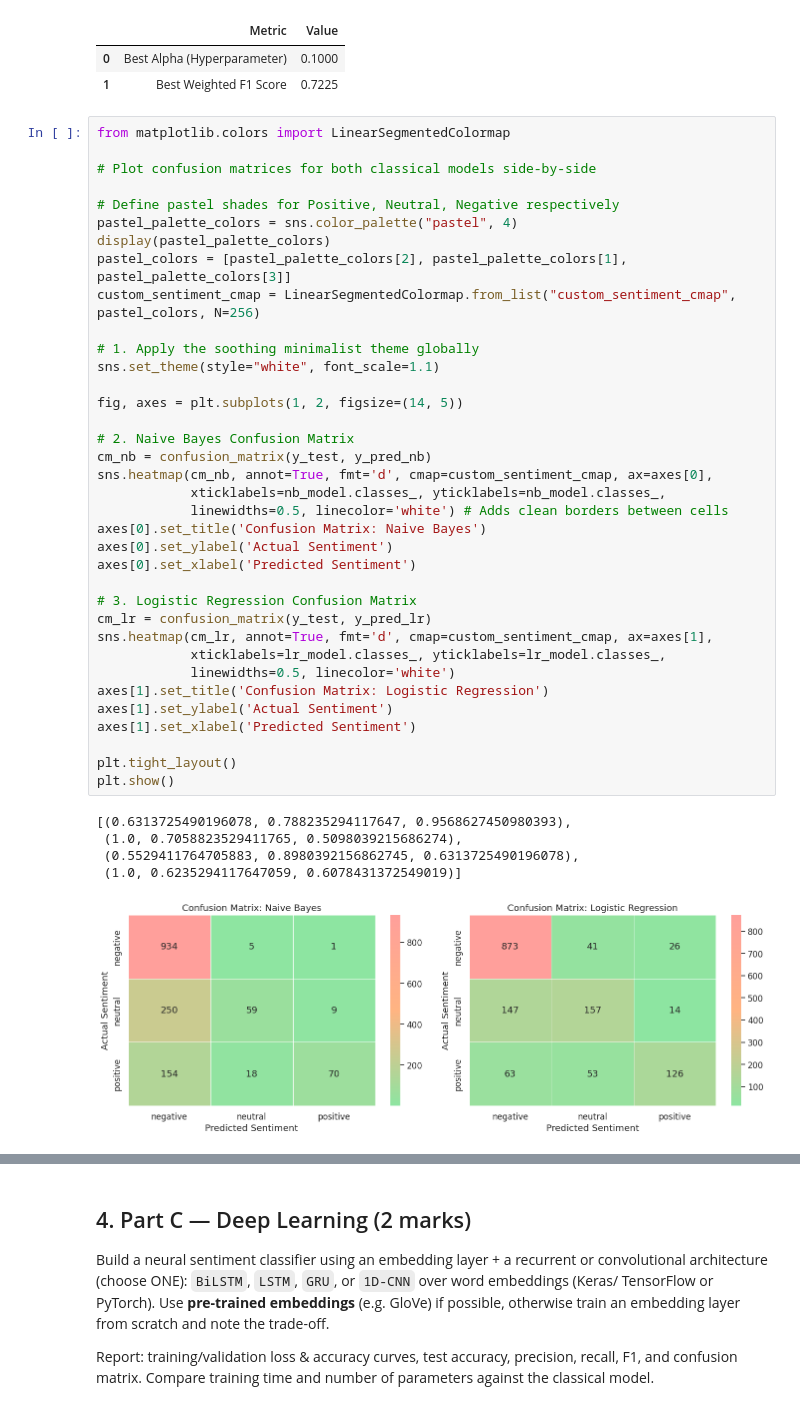
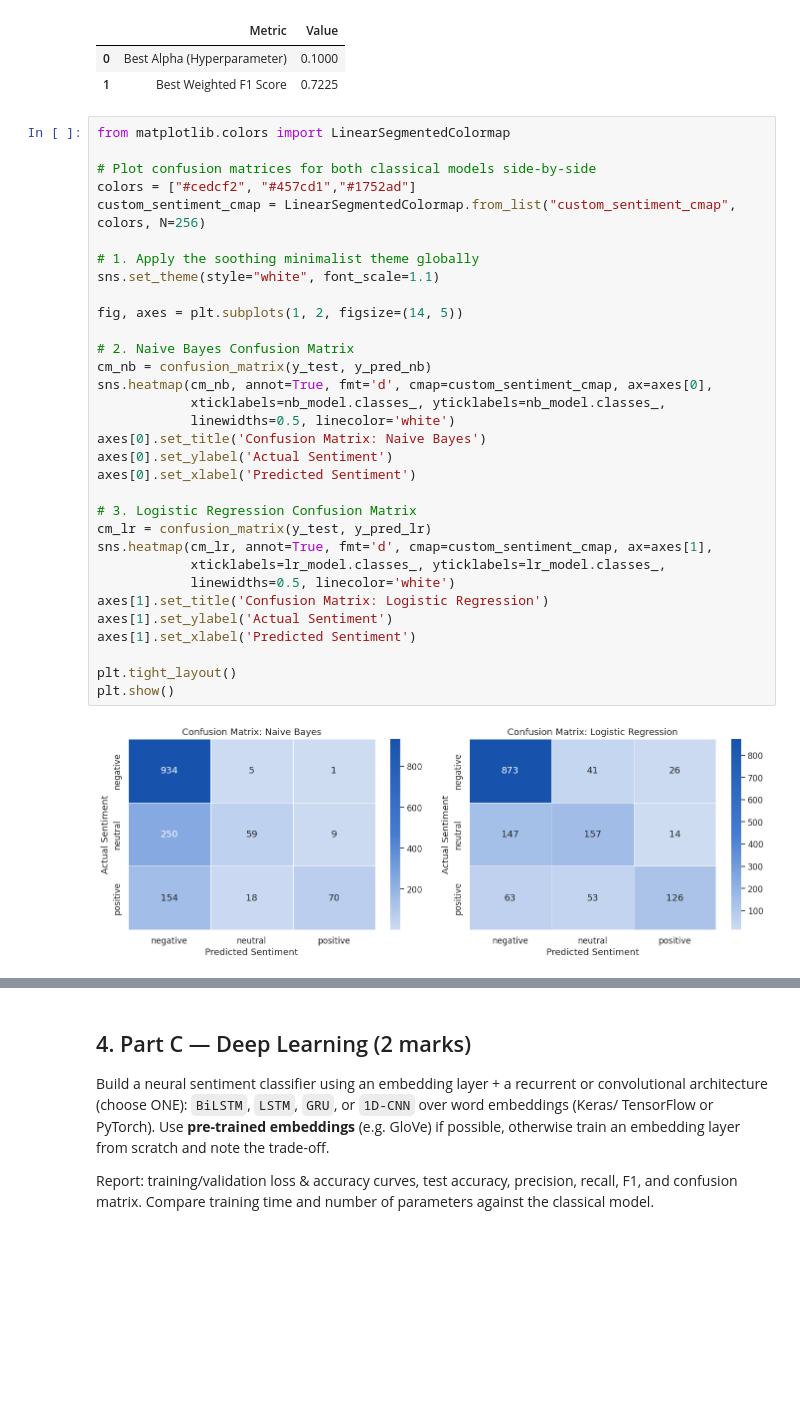
Before and after one commit to AvikRaj/sentiment-analysis-airtravel, a Jupyter notebook: sentiment-analysis.ipynb, the cells around one changed output, grey strips where cells are left out. Drawn from its saved outputs; the diff is of its cells as text; blank space fills up the shorter version.

```diff
--- a/sentiment-analysis.ipynb
+++ b/sentiment-analysis.ipynb
@@ -551,43 +551,35 @@ display(grid_results_df)
 # %%
 from matplotlib.colors import LinearSegmentedColormap
 
 # Plot confusion matrices for both classical models side-by-side
-
-# Define pastel shades for Positive, Neutral, Negative respectively
-pastel_palette_colors = sns.color_palette("pastel", 4)
-display(pastel_palette_colors)
-pastel_colors = [pastel_palette_colors[2], pastel_palette_colors[1], pastel_palette_colors[3]]
-custom_sentiment_cmap = LinearSegmentedColormap.from_list("custom_sentiment_cmap", pastel_colors, N=256)
+colors = ["#cedcf2", "#457cd1","#1752ad"]
+custom_sentiment_cmap = LinearSegmentedColormap.from_list("custom_sentiment_cmap", colors, N=256)
 
 # 1. Apply the soothing minimalist theme globally
 sns.set_theme(style="white", font_scale=1.1)
 
 fig, axes = plt.subplots(1, 2, figsize=(14, 5))
 
 # 2. Naive Bayes Confusion Matrix
 cm_nb = confusion_matrix(y_test, y_pred_nb)
 sns.heatmap(cm_nb, annot=True, fmt='d', cmap=custom_sentiment_cmap, ax=axes[0],
             xticklabels=nb_model.classes_, yticklabels=nb_model.classes_,
-            linewidths=0.5, linecolor='white') # Adds clean borders between cells
+            linewidths=0.5, linecolor='white')
 axes[0].set_title('Confusion Matrix: Naive Bayes')
 axes[0].set_ylabel('Actual Sentiment')
 axes[0].set_xlabel('Predicted Sentiment')
 
 # 3. Logistic Regression Confusion Matrix
 cm_lr = confusion_matrix(y_test, y_pred_lr)
 sns.heatmap(cm_lr, annot=True, fmt='d', cmap=custom_sentiment_cmap, ax=axes[1],
             xticklabels=lr_model.classes_, yticklabels=lr_model.classes_,
             linewidths=0.5, linecolor='white')
 axes[1].set_title('Confusion Matrix: Logistic Regression')
 axes[1].set_ylabel('Actual Sentiment')
 axes[1].set_xlabel('Predicted Sentiment')
 
 plt.tight_layout()
 plt.show()
 # %% [output]
-[(0.6313725490196078, 0.788235294117647, 0.9568627450980393),
- (1.0, 0.7058823529411765, 0.5098039215686274),
- (0.5529411764705883, 0.8980392156862745, 0.6313725490196078),
- (1.0, 0.6235294117647059, 0.6078431372549019)]
-[figure, old version]
+[figure, new version]
 # %% [markdown]
```
Also changed, not shown: parts of 7 cells of this notebook.
